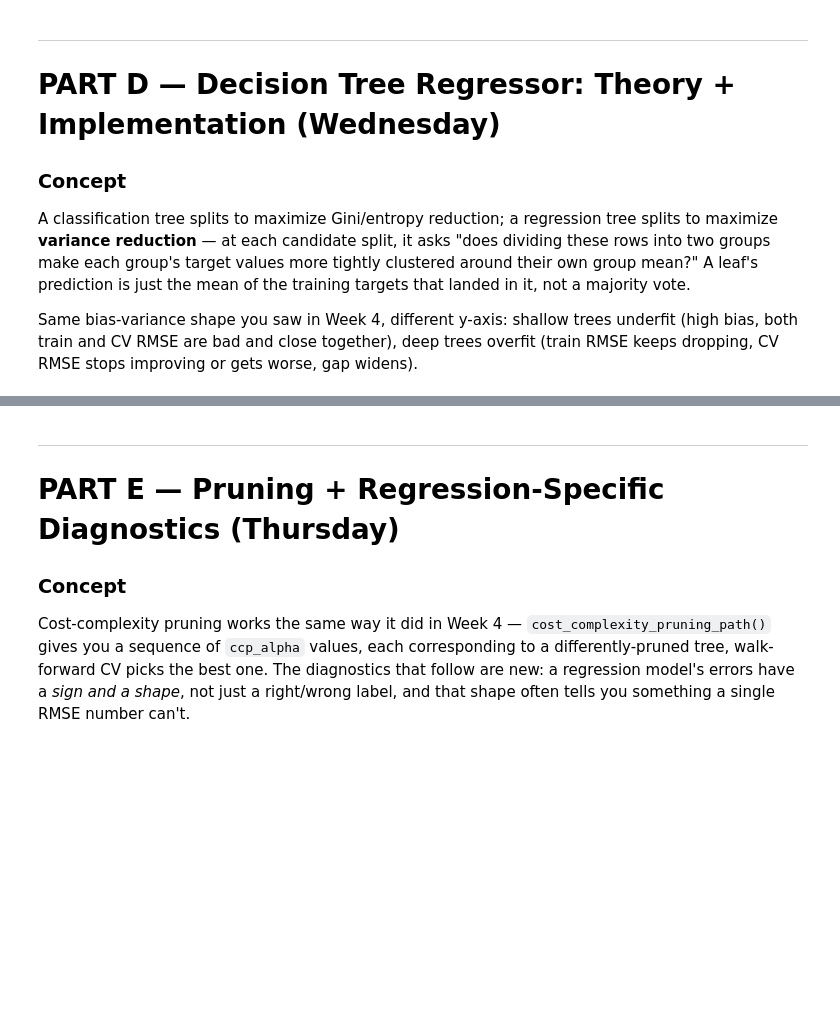
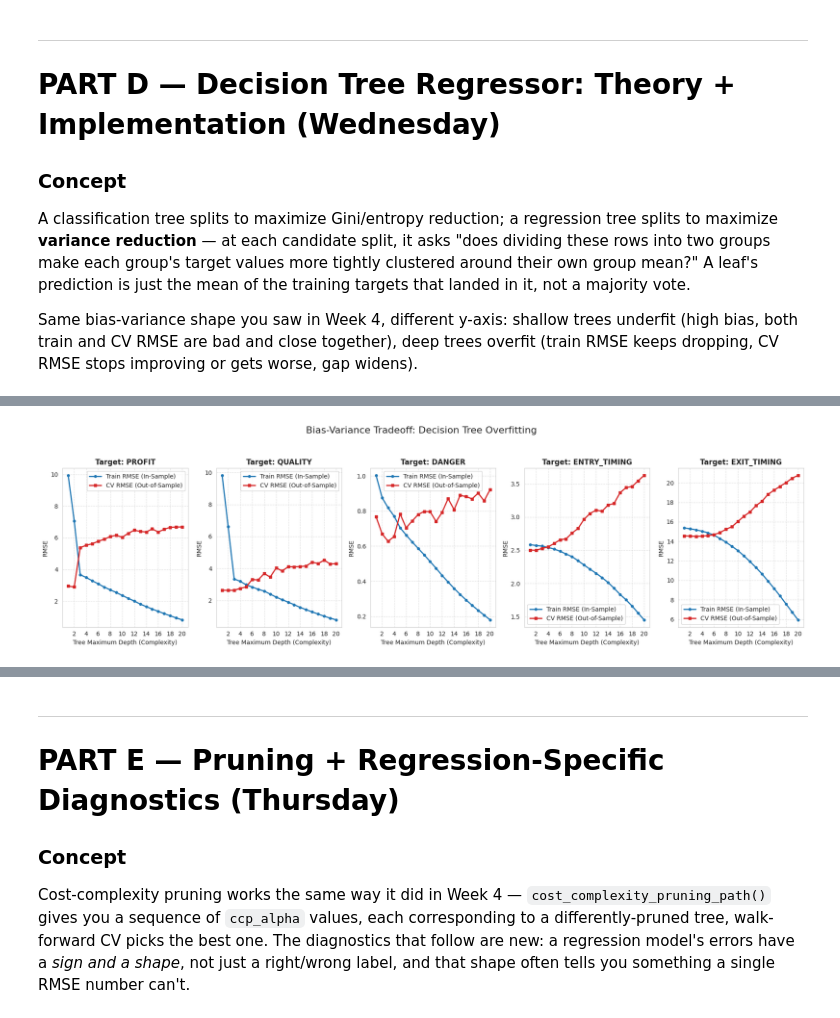
Before and after one commit to Jeshurun-B/EMA-optimizer-pipeline-v2, a Jupyter notebook: coolab_notebooks/week5_regression_trees.ipynb, the cells around one changed output, grey strips where cells are left out. Saved outputs shown, nothing was run; the diff lists cells and outputs as text; code cells hidden in the pictures; blank space fills up the shorter version.

```diff
--- a/coolab_notebooks/week5_regression_trees.ipynb
+++ b/coolab_notebooks/week5_regression_trees.ipynb
@@ -868,3 +864,80 @@ QUALITY        | LinReg     | -0.0040  |  1.3806  |  7.7599
 # Same read as Week 4: where do the curves diverge, where does CV RMSE flatten?
 
 # TODO: sweep + plot, chosen targets
+# ==============================================================================
+# PART D.2: BIAS-VARIANCE SWEEP (Tree Depth Analysis)
+# ==============================================================================
+import matplotlib.pyplot as plt
+import numpy as np
+from sklearn.tree import DecisionTreeRegressor
+from sklearn.model_selection import TimeSeriesSplit
+from sklearn.metrics import mean_squared_error
+
+# The user's targeted sweep selection
+targets_to_sweep = ['profit', 'quality', 'danger', 'entry_timing', 'exit_timing']
+depths = range(1, 21)
+
+# Storage dictionary for the sweep
+bv_results = {target: {'train': [], 'cv': []} for target in targets_to_sweep}
+
+print("Sweeping Decision Tree Depths 1-20 (Walk-Forward CV)...")
+
+for name in targets_to_sweep:
+    print(f"Processing {name.upper()}...")
+
+    # Trees do not require log transformations, so we extract the raw target column
+    target_info = REG_TARGETS[name]
+    target_col = target_info['raw_regime'][0] if isinstance(target_info, dict) else target_info[0]
+
+    # Clean subset
+    df_c = df_long[feat_set_long + [target_col]].replace([np.inf, -np.inf], np.nan).dropna()
+    X, y = df_c[feat_set_long].values, df_c[target_col].values
+
+    for d in depths:
+        tscv = TimeSeriesSplit(n_splits=5, gap=0)
+        train_rmses = []
+        cv_rmses = []
+
+        for tr, te in tscv.split(X):
+            Xtr, Xte = X[tr], X[te]
+            ytr, yte = y[tr], y[te]
+
+            m = DecisionTreeRegressor(max_depth=d, random_state=42)
+            m.fit(Xtr, ytr)
+
+            # 1. Train RMSE (In-Sample: The Bias check)
+            train_preds = m.predict(Xtr)
+            train_rmses.append(np.sqrt(mean_squared_error(ytr, train_preds)))
+
+            # 2. CV RMSE (Out-of-Sample: The Variance check)
+            cv_preds = m.predict(Xte)
+            cv_rmses.append(np.sqrt(mean_squared_error(yte, cv_preds)))
+
+        bv_results[name]['train'].append(np.mean(train_rmses))
+        bv_results[name]['cv'].append(np.mean(cv_rmses))
+
+print("Sweep complete. Generating plots...")
+
+# ==============================================================================
+# PLOTTING THE BIAS-VARIANCE CURVES
+# ==============================================================================
+fig, axes = plt.subplots(1, 5, figsize=(18, 5))
+fig.suptitle('Bias-Variance Tradeoff: Decision Tree Overfitting ', fontsize=16, y=1.05)
+
+for i, name in enumerate(targets_to_sweep):
+    ax = axes[i]
+
+    # Plot Train (Blue) vs CV (Red)
+    ax.plot(depths, bv_results[name]['train'], label='Train RMSE (In-Sample)', color='#1f77b4', marker='o', markersize=4, linewidth=2)
+    ax.plot(depths, bv_results[name]['cv'], label='CV RMSE (Out-of-Sample)', color='#d62728', marker='s', markersize=4, linewidth=2)
+
+    ax.set_title(f"Target: {name.upper()}", fontsize=12, fontweight='bold')
+    ax.set_xlabel("Tree Maximum Depth (Complexity)")
+    ax.set_ylabel("RMSE")
+    ax.set_xticks(range(2, 21, 2))
+    ax.legend()
+    ax.grid(True, linestyle='--', alpha=0.6)
+
+plt.tight_layout()
+plt.show()
+# %% [output]
@@ -870,0 +951 @@ QUALITY        | LinReg     | -0.0040  |  1.3806  |  7.7599
+[figure, added]
```
Also changed, not shown: parts of 14 cells of this notebook.
